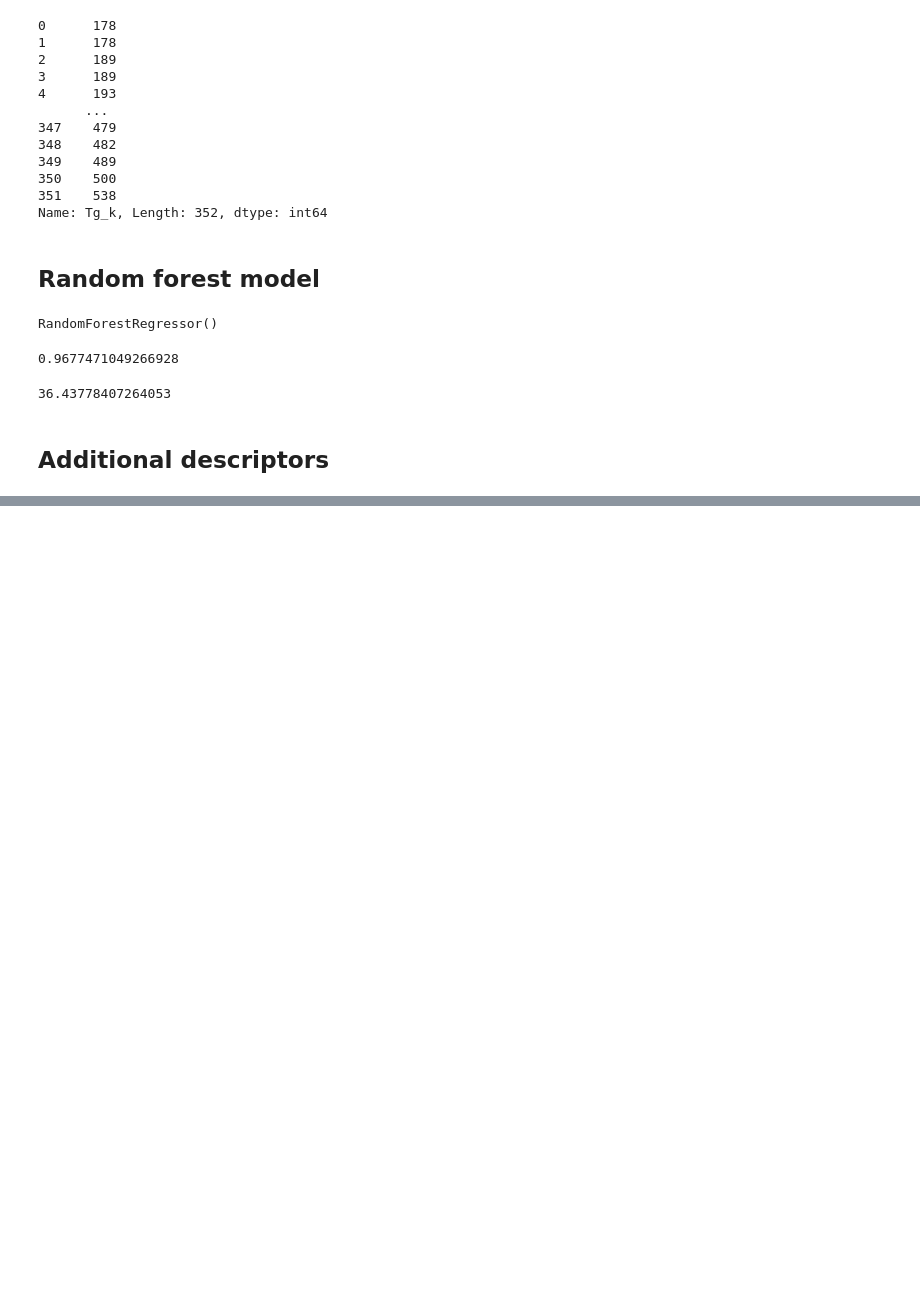
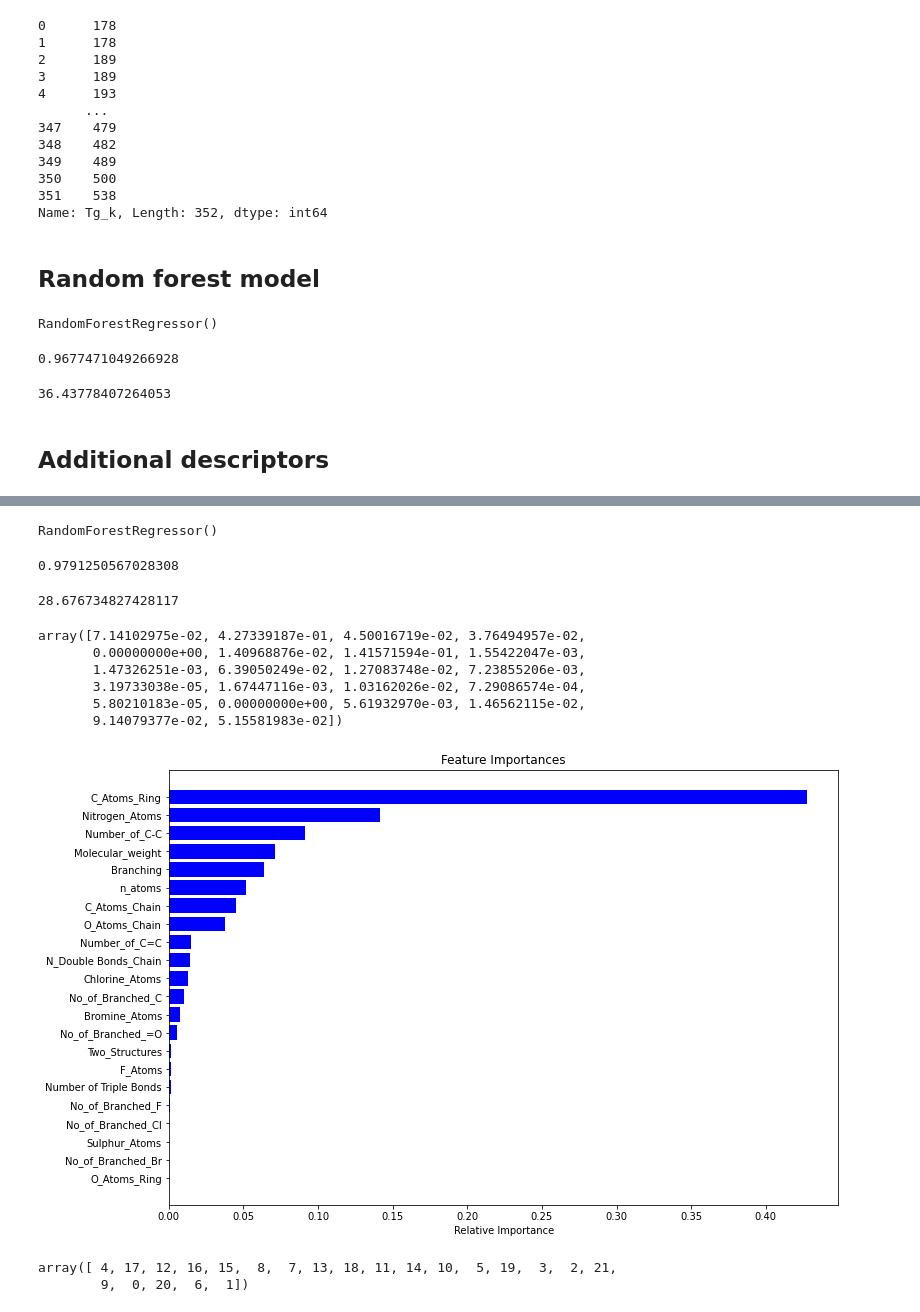
Before and after one commit to sanalps/Polymer_Glass_Transition_Predictor, a Jupyter notebook: glass_transition_a1.ipynb, the cells around one changed output, grey strips where cells are left out. Cells and saved outputs as stored; diff of their text form; code cells hidden in the pictures; blank space fills up the shorter version.

Commit message:
morgan and adiitional descriptors combined model performed a bit better than additinal descriptors only model

```diff
--- a/glass_transition_a1.ipynb
+++ b/glass_transition_a1.ipynb
@@ -353,0 +409,3 @@ forest_reg2 = pickle.load(open(filename, 'rb'))
+# %%
+X = df.drop([' Polymer Name','Smile', 'Tg_k' ], axis='columns')
+X
@@ -353,0 +426,15 @@ forest_reg2 = pickle.load(open(filename, 'rb'))
+# %%
+y = df['Tg_k']
+# %%
+from sklearn.model_selection import train_test_split
+X_train, X_test, y_train, y_test = train_test_split(X, y, test_size=0.2, random_state=32)
+# %%
+from sklearn.ensemble import RandomForestRegressor
+forest_reg2 = RandomForestRegressor()
+forest_reg2.fit(X_train, y_train)
+# %% [output]
+RandomForestRegressor()
+# %%
+forest_reg2.score(X_train, y_train)
+# %% [output]
+0.9791250567028308
@@ -353,0 +443,19 @@ forest_reg2 = pickle.load(open(filename, 'rb'))
+# %%
+#import numpy as np
+from sklearn.metrics import mean_squared_error
+#rubber_predictions_test4 = reg_mod_bay.predict(rubber2_test_comp_tr)
+forest_mse4 = mean_squared_error(y_predict, y_test)
+forest_rmse4 = np.sqrt(forest_mse4)
+#print(rubber_predictions_test4)
+forest_rmse4
+# %% [output]
+28.676734827428117
+# %%
+forest_reg2.feature_importances_
+# %% [output]
+array([7.14102975e-02, 4.27339187e-01, 4.50016719e-02, 3.76494957e-02,
+       0.00000000e+00, 1.40968876e-02, 1.41571594e-01, 1.55422047e-03,
+       1.47326251e-03, 6.39050249e-02, 1.27083748e-02, 7.23855206e-03,
+       3.19733038e-05, 1.67447116e-03, 1.03162026e-02, 7.29086574e-04,
+       5.80210183e-05, 0.00000000e+00, 5.61932970e-03, 1.46562115e-02,
+       9.14079377e-02, 5.15581983e-02])
@@ -353,0 +464,19 @@ forest_reg2 = pickle.load(open(filename, 'rb'))
+# %%
+features = X_train.columns
+#features = X['feature_names']
+importances = forest_reg2.feature_importances_
+
+indices = np.argsort(importances)
+plt.figure(figsize=(12, 8))
+plt.title('Feature Importances')
+plt.barh(range(len(indices)), importances[indices], color='b', align='center')
+plt.yticks(range(len(indices)), [features[i] for i in indices])
+plt.xlabel('Relative Importance')
+plt.show()
+# %% [output]
+[figure, added]
+# %%
+indices
+# %% [output]
+array([ 4, 17, 12, 16, 15,  8,  7, 13, 18, 11, 14, 10,  5, 19,  3,  2, 21,
+        9,  0, 20,  6,  1])
```
Also changed, not shown: parts of 20 cells of this notebook.
